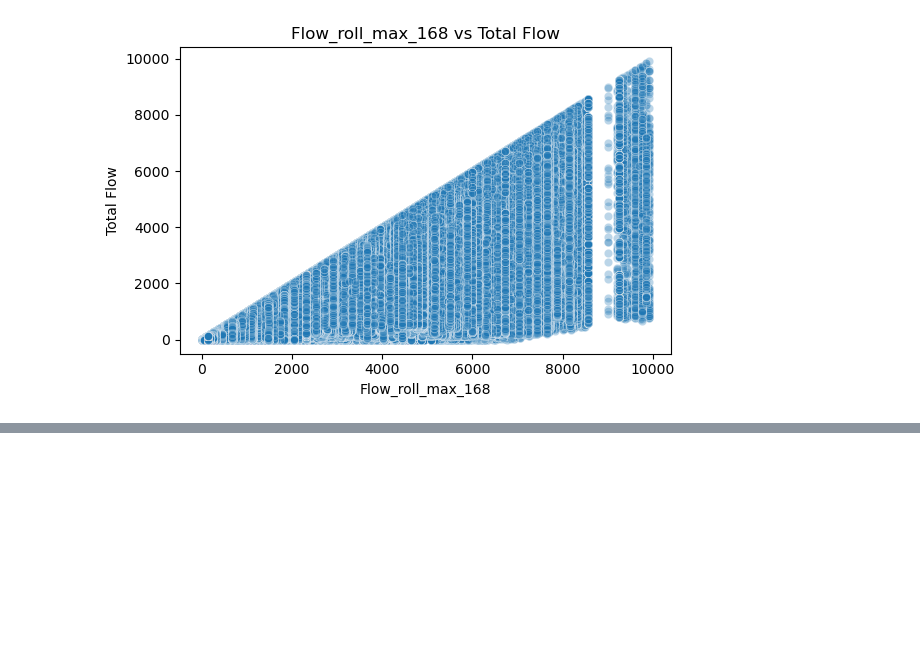
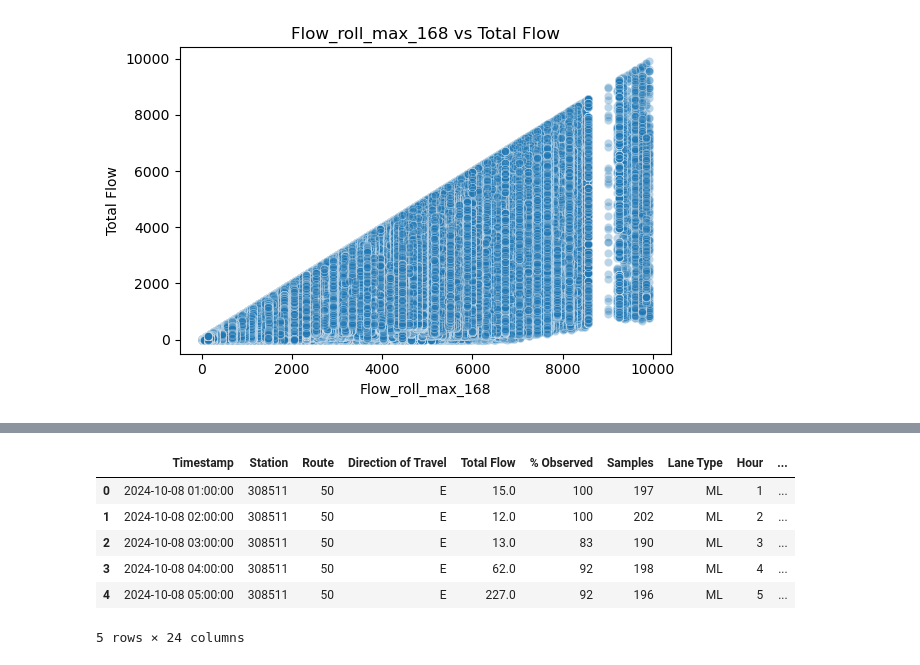
Before and after one commit to RichelCode/EV-Charging-Analysis, a Jupyter notebook: Final 3 months Analysis.ipynb, the cells around one changed output, grey strips where cells are left out. Saved outputs shown, nothing was run; the diff lists cells and outputs as text; code cells hidden in the pictures; blank space fills up the shorter version.

```diff
--- a/Final 3 months Analysis.ipynb
+++ b/Final 3 months Analysis.ipynb
@@ -507,0 +548,10 @@ df.describe()
+# %%
+df.head()
+# %% [output]
+|  | Timestamp | Station | Route | Direction of Travel | Total Flow | % Observed | Samples | Lane Type | Hour | ... |
+| 0 | 2024-10-08 01:00:00 | 308511 | 50 | E | 15.0 | 100 | 197 | ML | 1 | ... |
+| 1 | 2024-10-08 02:00:00 | 308511 | 50 | E | 12.0 | 100 | 202 | ML | 2 | ... |
+| 2 | 2024-10-08 03:00:00 | 308511 | 50 | E | 13.0 | 83 | 190 | ML | 3 | ... |
+| 3 | 2024-10-08 04:00:00 | 308511 | 50 | E | 62.0 | 92 | 198 | ML | 4 | ... |
+| 4 | 2024-10-08 05:00:00 | 308511 | 50 | E | 227.0 | 92 | 196 | ML | 5 | ... |
+5 rows × 24 columns
```
Also changed, not shown: parts of 6 cells of this notebook.
